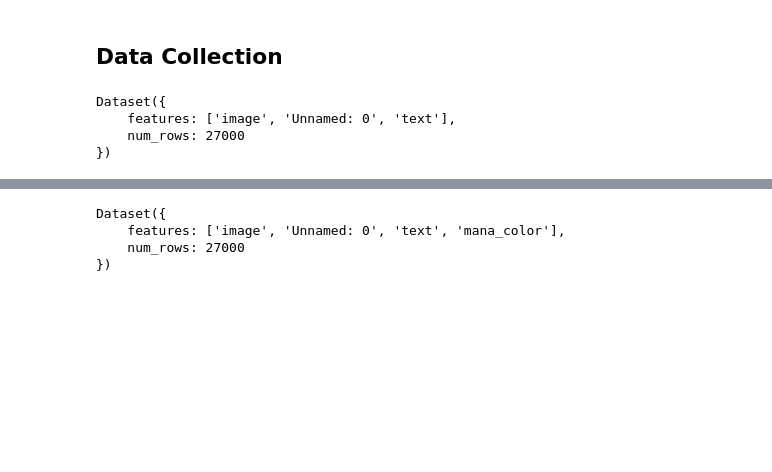
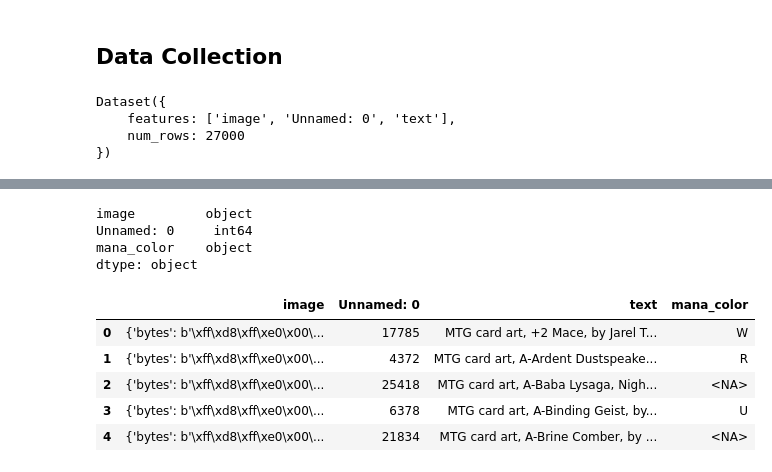
Before and after one commit to outofshape/hslu_cvai_zaubi, a Jupyter notebook: 01_DataPrep.ipynb, the cells around one changed output, grey strips where cells are left out. Drawn from its saved outputs; the diff is of its cells as text; code cells hidden in the pictures; blank space fills up the shorter version.

```diff
--- a/01_DataPrep.ipynb
+++ b/01_DataPrep.ipynb
@@ -45,15 +38,25 @@ visualize_images(dataset)
+# %%
+df.dtypes
+# %% [output]
+image         object
+Unnamed: 0     int64
+mana_color    object
+dtype: object
 # %%
 # Extract the features (U, B, W, G, R, C) from the text, searching for pattern like ', U,' and the new feature with name "mana_color"
-import re
+
 def extract_features(text):
     features = re.findall(r", (U|B|W|G|R|C),", text)
-    return features
+    feature = pd.NA if len(features) == 0 else features[0]
+    return feature
 
-# Add the extracted features to the dataset
-dataset = dataset.map(lambda x: {"mana_color": extract_features(x["text"])})
-dataset
+# Add the extracted features to the dataframe
+df['mana_color'] = df['text'].apply(extract_features)
+df.head()
 # %% [output]
-Dataset({
-    features: ['image', 'Unnamed: 0', 'text', 'mana_color'],
-    num_rows: 27000
-})
+|  | image | Unnamed: 0 | text | mana_color |
+| 0 | {'bytes': b'\xff\xd8\xff\xe0\x00\... | 17785 | MTG card art, +2 Mace, by Jarel T... | W |
+| 1 | {'bytes': b'\xff\xd8\xff\xe0\x00\... | 4372 | MTG card art, A-Ardent Dustspeake... | R |
+| 2 | {'bytes': b'\xff\xd8\xff\xe0\x00\... | 25418 | MTG card art, A-Baba Lysaga, Nigh... | <NA> |
+| 3 | {'bytes': b'\xff\xd8\xff\xe0\x00\... | 6378 | MTG card art, A-Binding Geist, by... | U |
+| 4 | {'bytes': b'\xff\xd8\xff\xe0\x00\... | 21834 | MTG card art, A-Brine Comber, by ... | <NA> |
```
Also changed, not shown: parts of 9 cells of this notebook.
